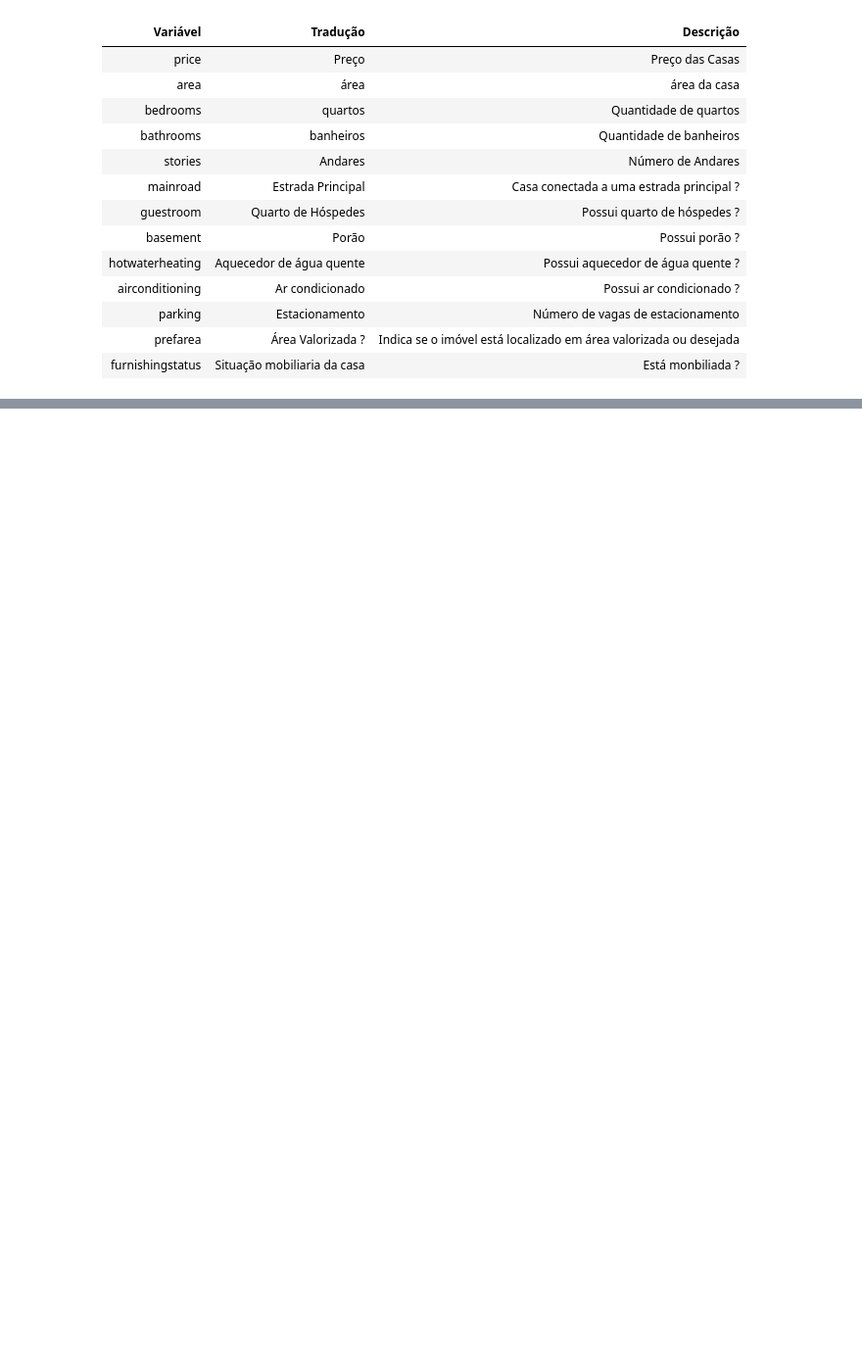
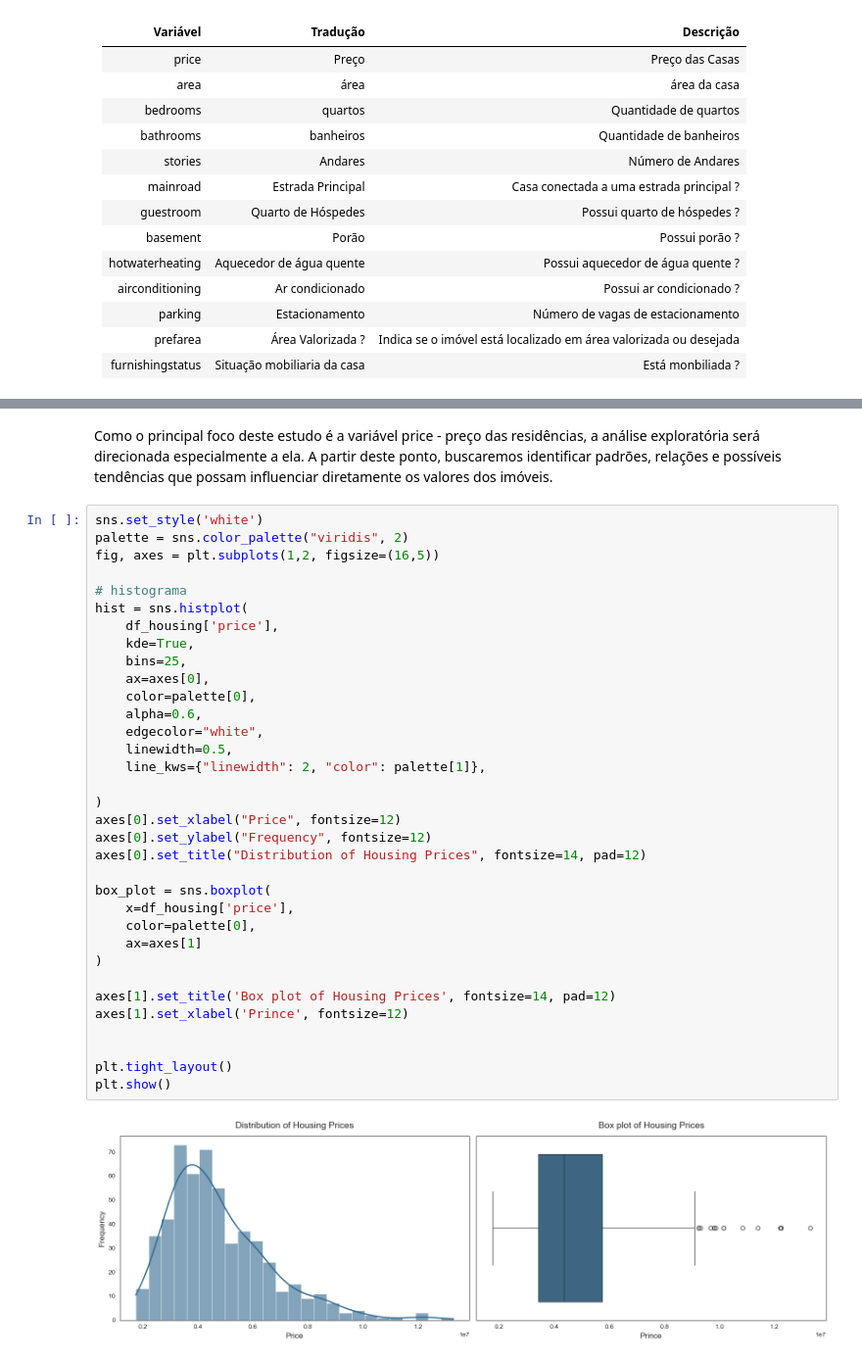
Before and after one commit to 1998-sys/Housing-Prices, a Jupyter notebook: notebooks/houses_price.ipynb, the cells around one changed output, grey strips where cells are left out. Shown at 98% size. Cells and saved outputs as stored; diff of their text form; blank space fills up the shorter version.

Commit message:
exploratória - univariada

```diff
--- a/notebooks/houses_price.ipynb
+++ b/notebooks/houses_price.ipynb
@@ -37,0 +104,38 @@ df_housing.head()
+# %% [markdown]
+Como o principal foco deste estudo é a variável price - preço das residências, a análise exploratória será direcionada especialmente a ela. A partir deste ponto, buscaremos identificar padrões, relações e possíveis tendências que possam influenciar diretamente os valores dos imóveis.
+# %%
+sns.set_style('white')
+palette = sns.color_palette("viridis", 2)
+fig, axes = plt.subplots(1,2, figsize=(16,5))
+
+# histograma
+hist = sns.histplot(
+    df_housing['price'],
+    kde=True,
+    bins=25,
+    ax=axes[0],
+    color=palette[0],
+    alpha=0.6,
+    edgecolor="white",
+    linewidth=0.5,
+    line_kws={"linewidth": 2, "color": palette[1]},
+
+)
+axes[0].set_xlabel("Price", fontsize=12)
+axes[0].set_ylabel("Frequency", fontsize=12)
+axes[0].set_title("Distribution of Housing Prices", fontsize=14, pad=12)
+
+box_plot = sns.boxplot(
+    x=df_housing['price'],
+    color=palette[0],
+    ax=axes[1]
+)
+
+axes[1].set_title('Box plot of Housing Prices', fontsize=14, pad=12)
+axes[1].set_xlabel('Prince', fontsize=12)
+
+
+plt.tight_layout()
+plt.show()
+# %% [output]
+[figure, added]
```
Also changed, not shown: parts of 10 cells of this notebook, 1 other file.
